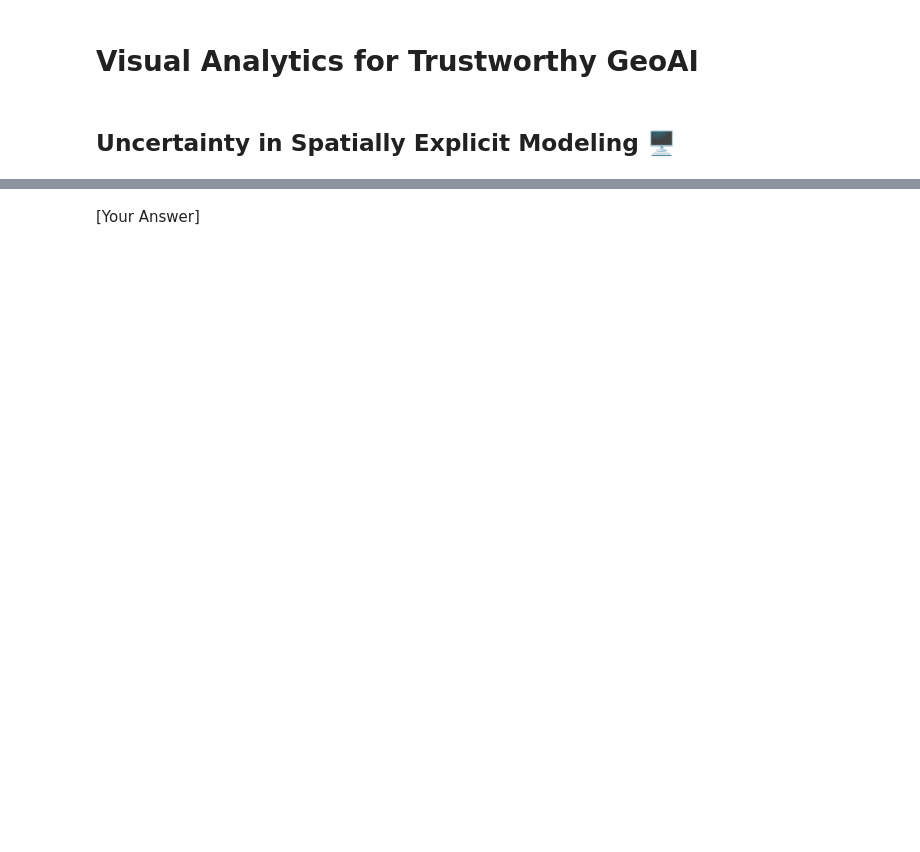
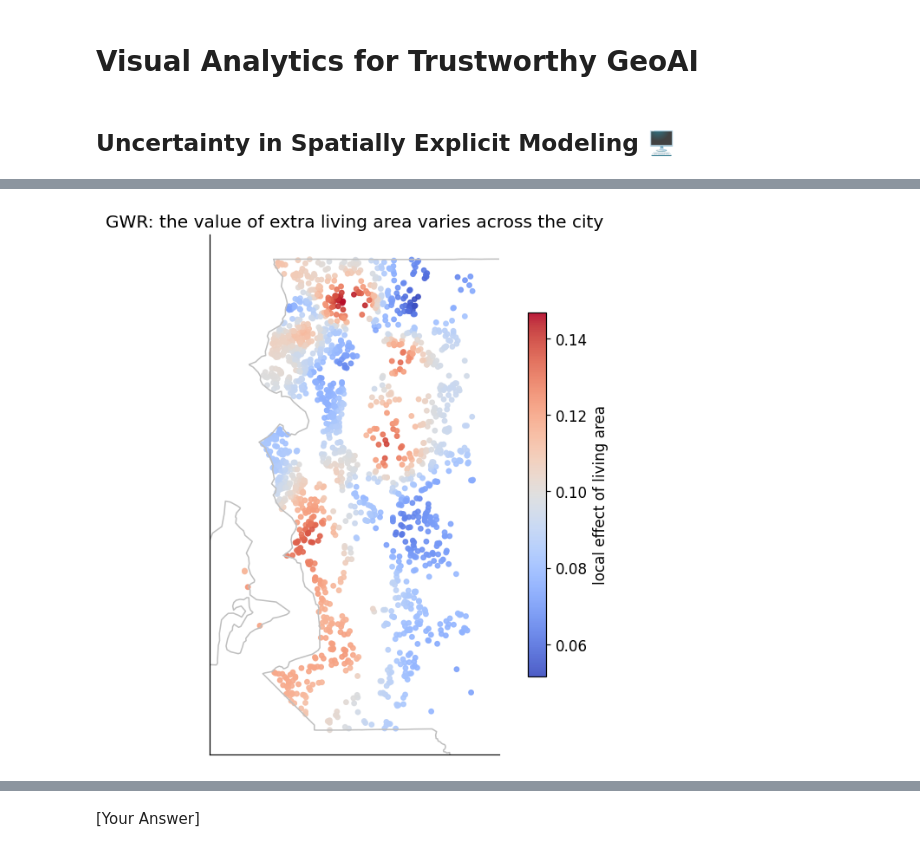
Before and after one commit to Vezarachan/TUM_Course_SVA_TrustGeoAI, a Jupyter notebook: notebooks/TrustworthyGeoAI_case_2.ipynb, the cells around one changed output, grey strips where cells are left out. Cells and saved outputs as stored; diff of their text form; code cells hidden in the pictures; blank space fills up the shorter version.

```diff
--- a/notebooks/TrustworthyGeoAI_case_2.ipynb
+++ b/notebooks/TrustworthyGeoAI_case_2.ipynb
@@ -352,0 +157,27 @@ spatial model is least sure where it has the least data.
+# %%
+from mgwr.gwr import GWR
+
+# A 60/20/20 split: fit GWR + LR on 'fit', calibrate GeoCP on 'cal', evaluate on 'test'.
+n = len(df); order = RNG.permutation(n)
+fit_i, cal_i, test_i = order[:int(.6*n)], order[int(.6*n):int(.8*n)], order[int(.8*n):]
+
+GWR_FEATS = ["sqft_living", "grade", "age", "condition", "bathrooms"]
+Xg = df[GWR_FEATS].to_numpy(float)
+mu, sd = Xg[fit_i].mean(0), Xg[fit_i].std(0)
+Xs = (Xg - mu) / sd
+ym = y[fit_i].mean()
+BW = 200  # adaptive bandwidth (number of neighbours)
+
+gwr_model = GWR(coords[fit_i], (y[fit_i] - ym).reshape(-1, 1), Xs[fit_i], BW,
+                fixed=False, kernel="bisquare")
+gwr_fit = gwr_model.fit()
+b_living = gwr_fit.params[:, GWR_FEATS.index("sqft_living") + 1]
+
+fig, ax = plt.subplots(figsize=(6.5, 6))
+sc = ax.scatter(coords[fit_i, 0], coords[fit_i, 1], c=b_living, cmap="coolwarm", s=12, alpha=0.9)
+plt.colorbar(sc, ax=ax, shrink=0.7, label="local effect of living area")
+ax.set_title("GWR: the value of extra living area varies across the city")
+seattle_basemap(ax)
+plt.tight_layout(); plt.show()
+# %% [output]
+[figure, added]
```
Also changed, not shown: parts of 84 cells of this notebook.
